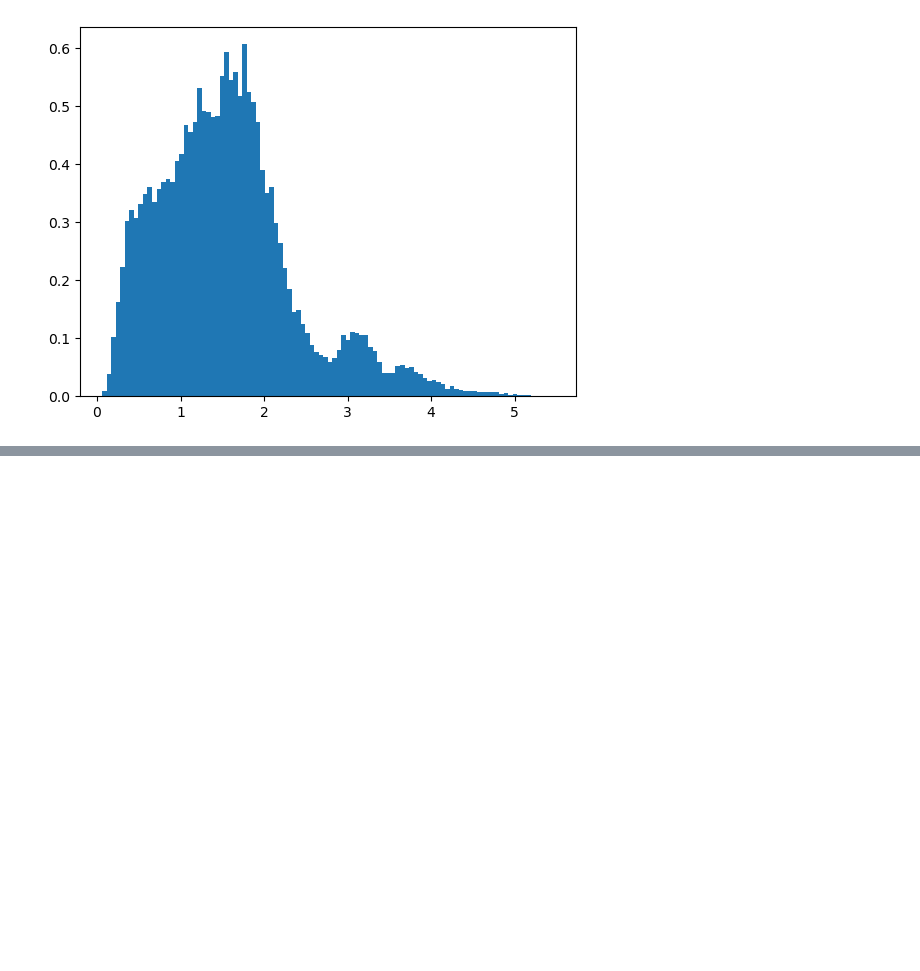
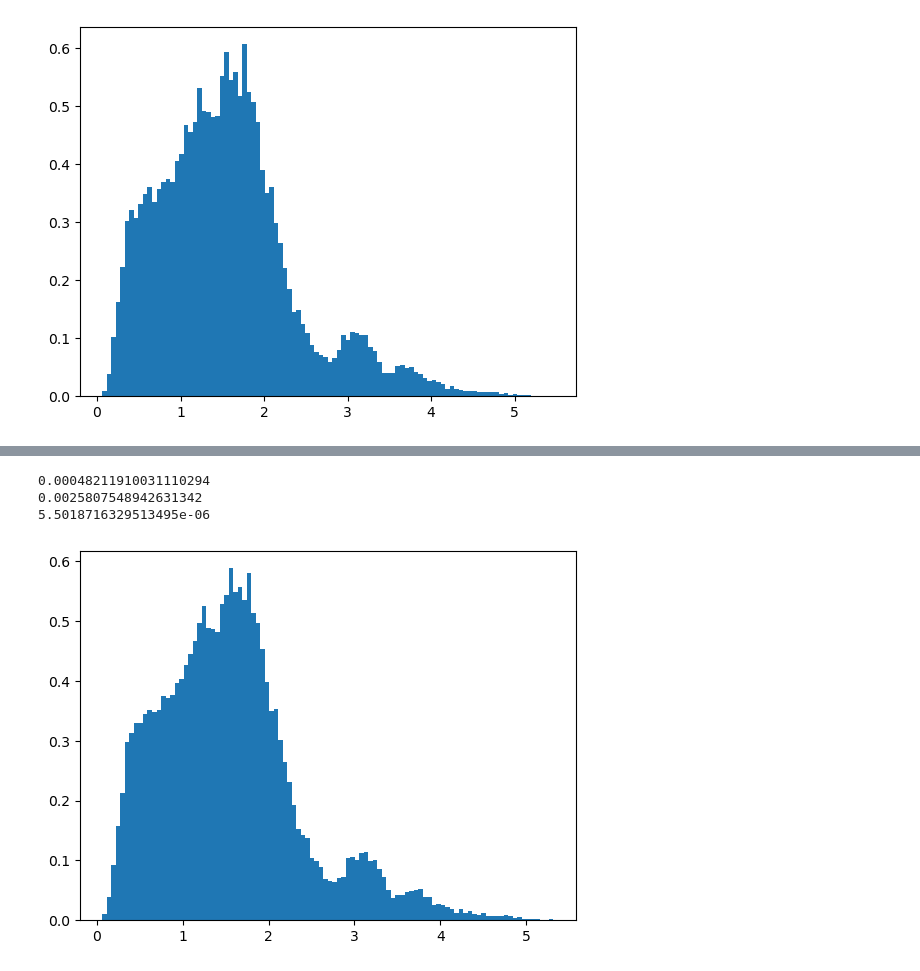
Before and after one commit to NiccoManto01/ilovegit, a Jupyter notebook: Lezioni/Lezione_4/clon_quas.ipynb, the cells around one changed output, grey strips where cells are left out. Saved outputs shown, nothing was run; the diff lists cells and outputs as text; code cells hidden in the pictures; blank space fills up the shorter version.

```diff
--- a/Lezioni/Lezione_4/clon_quas.ipynb
+++ b/Lezioni/Lezione_4/clon_quas.ipynb
@@ -74,0 +86,20 @@ plt.show()
+# %%
+N_cdf = len(z)
+p_rand = np.random.uniform(low=0, high=1, size=(N_cdf,)) #Random y-point in (0,1)
+x_new = np.array(()) #New sample array
+p_bin = p_rand[p_rand<cdf[0]]
+x_new = np.append(x_new, np.random.uniform(low=signal[0], high=signal[1], size=(len(p_bin),)))
+print(cdf.min())
+print(cdf[1])
+print(p_rand.min())
+for i in range(n_bin-1):
+    p_bin = p_rand[(p_rand>=cdf[i])&(p_rand<cdf[i+1])]    #Dividing y_points depending on cdf results
+    x_new = np.append(x_new, np.random.uniform(low=signal[i+1], high=signal[i+2], size=(len(p_bin),))) #Generating random points in i-bin depending on how many were found in p_bin
+
+plt.hist(x_new, bins=n_bin, density=True)
+plt.show()
+# %% [output]
+0.00048211910031110294
+0.0025807548942631342
+5.5018716329513495e-06
+[figure, added]
```
Also changed, not shown: parts of 5 cells of this notebook.
